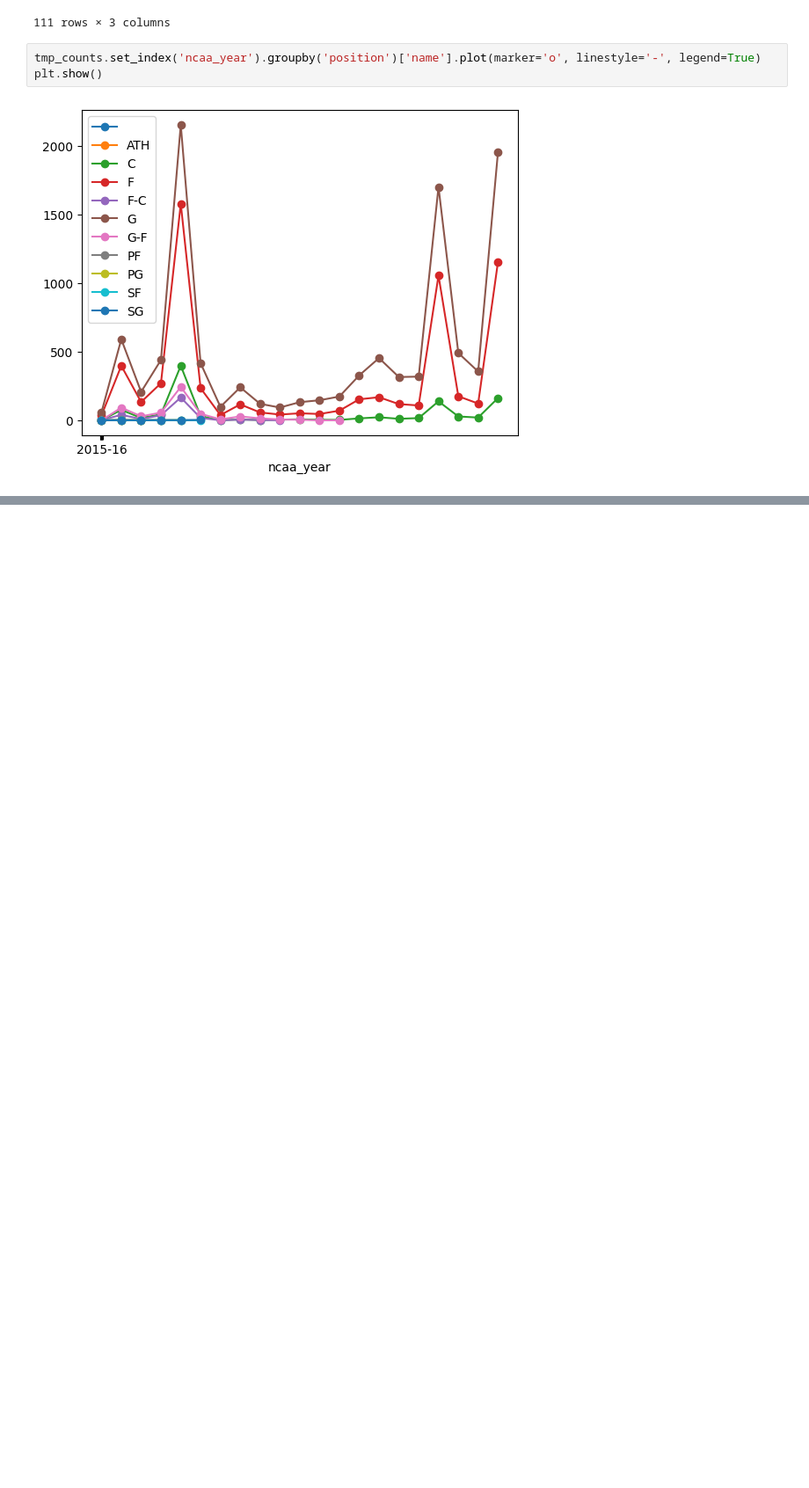
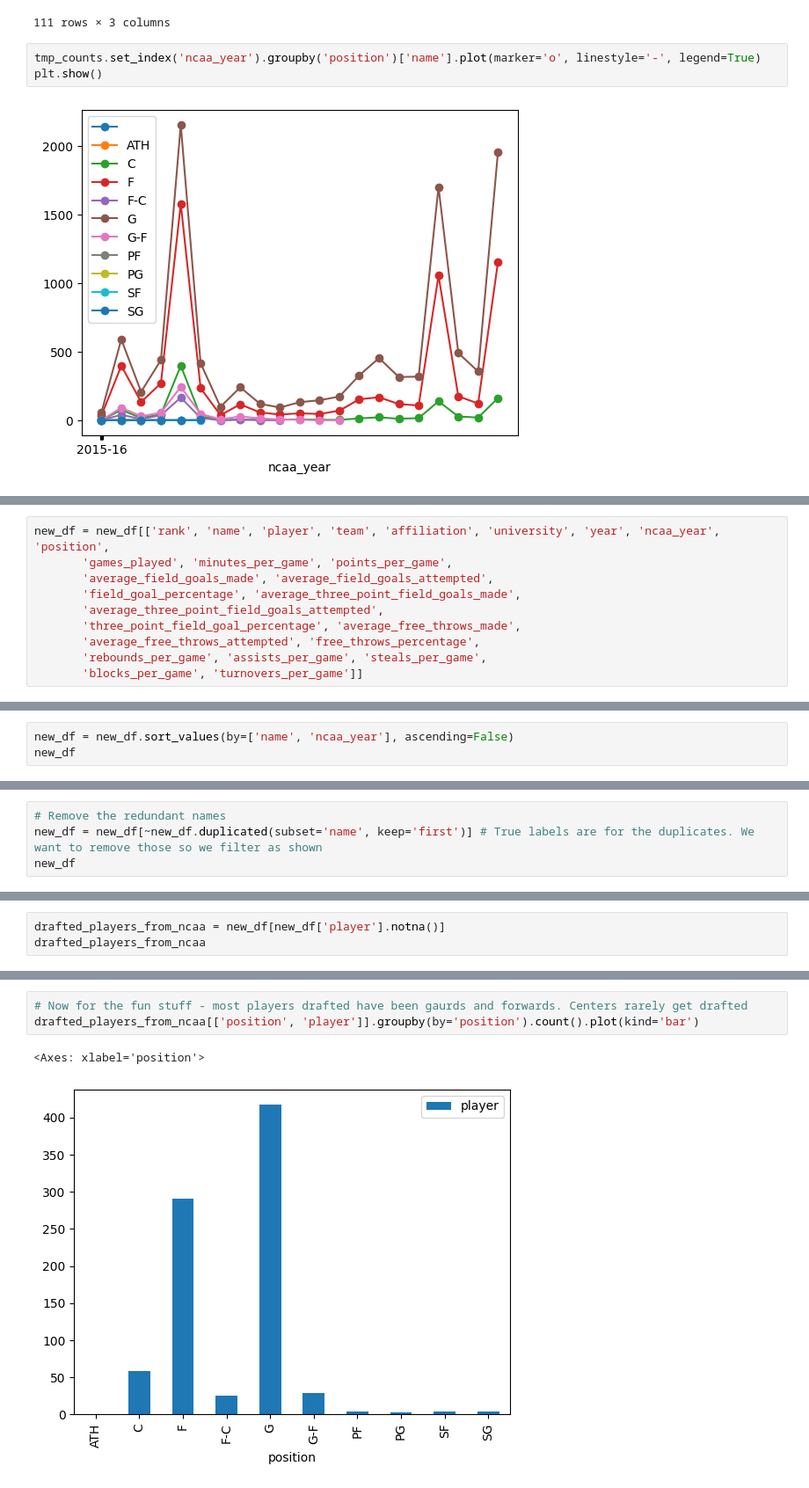
Before and after one commit to omara569/nba_draft_prediction, a Jupyter notebook: data_exploration/exploration.ipynb, the cells around one changed output, grey strips where cells are left out. Shown: that part at 88% size. Drawn from its saved outputs; the diff is of its cells as text; blank space fills up the shorter version.

```diff
--- a/data_exploration/exploration.ipynb
+++ b/data_exploration/exploration.ipynb
@@ -228,0 +282,10 @@ plt.show()
+# %%
+new_df = new_df[['rank', 'name', 'player', 'team', 'affiliation', 'university', 'year', 'ncaa_year', 'position',
+       'games_played', 'minutes_per_game', 'points_per_game',
+       'average_field_goals_made', 'average_field_goals_attempted',
+       'field_goal_percentage', 'average_three_point_field_goals_made',
+       'average_three_point_field_goals_attempted',
+       'three_point_field_goal_percentage', 'average_free_throws_made',
+       'average_free_throws_attempted', 'free_throws_percentage',
+       'rebounds_per_game', 'assists_per_game', 'steals_per_game',
+       'blocks_per_game', 'turnovers_per_game']]
@@ -228,0 +377,3 @@ plt.show()
+# %%
+new_df = new_df.sort_values(by=['name', 'ncaa_year'], ascending=False)
+new_df
@@ -228,0 +394,4 @@ plt.show()
+# %%
+# Remove the redundant names
+new_df = new_df[~new_df.duplicated(subset='name', keep='first')] # True labels are for the duplicates. We want to remove those so we filter as shown
+new_df
@@ -228,0 +412,3 @@ plt.show()
+# %%
+drafted_players_from_ncaa = new_df[new_df['player'].notna()]
+drafted_players_from_ncaa
@@ -228,0 +449,6 @@ plt.show()
+# %%
+# Now for the fun stuff - most players drafted have been gaurds and forwards. Centers rarely get drafted
+drafted_players_from_ncaa[['position', 'player']].groupby(by='position').count().plot(kind='bar')
+# %% [output]
+<Axes: xlabel='position'>
+[figure, added]
```
Also changed, not shown: parts of 18 cells of this notebook, 29 other files.
